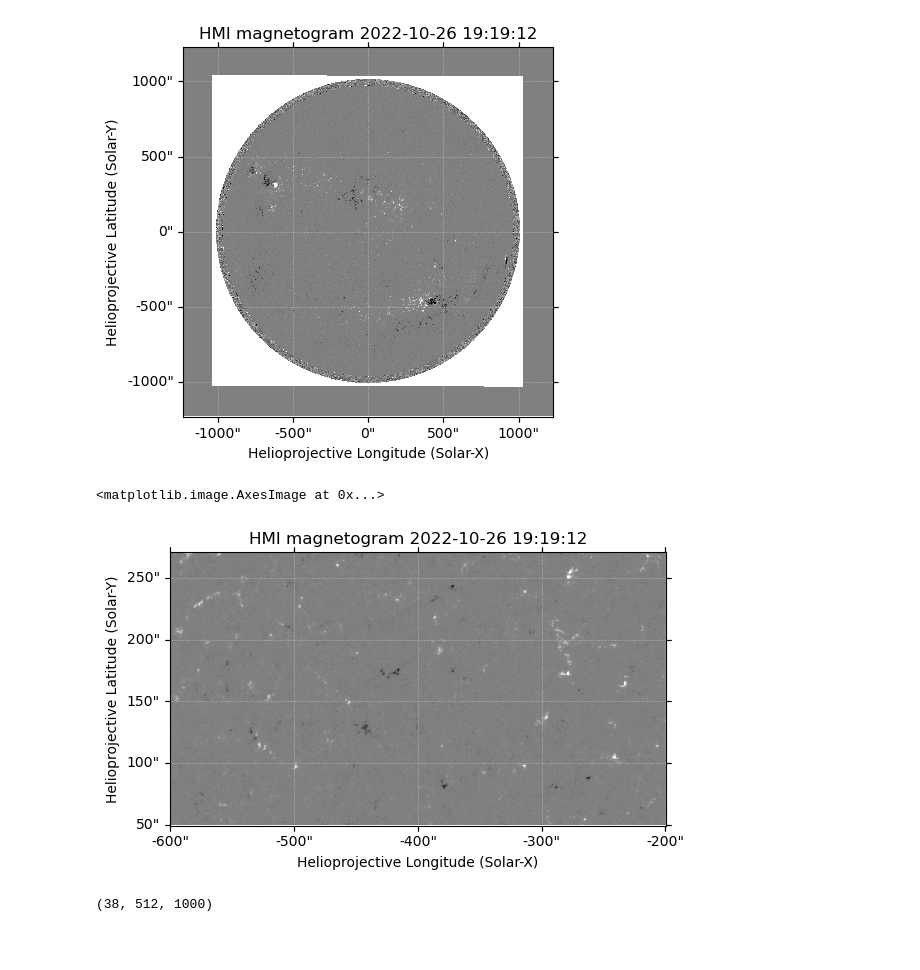
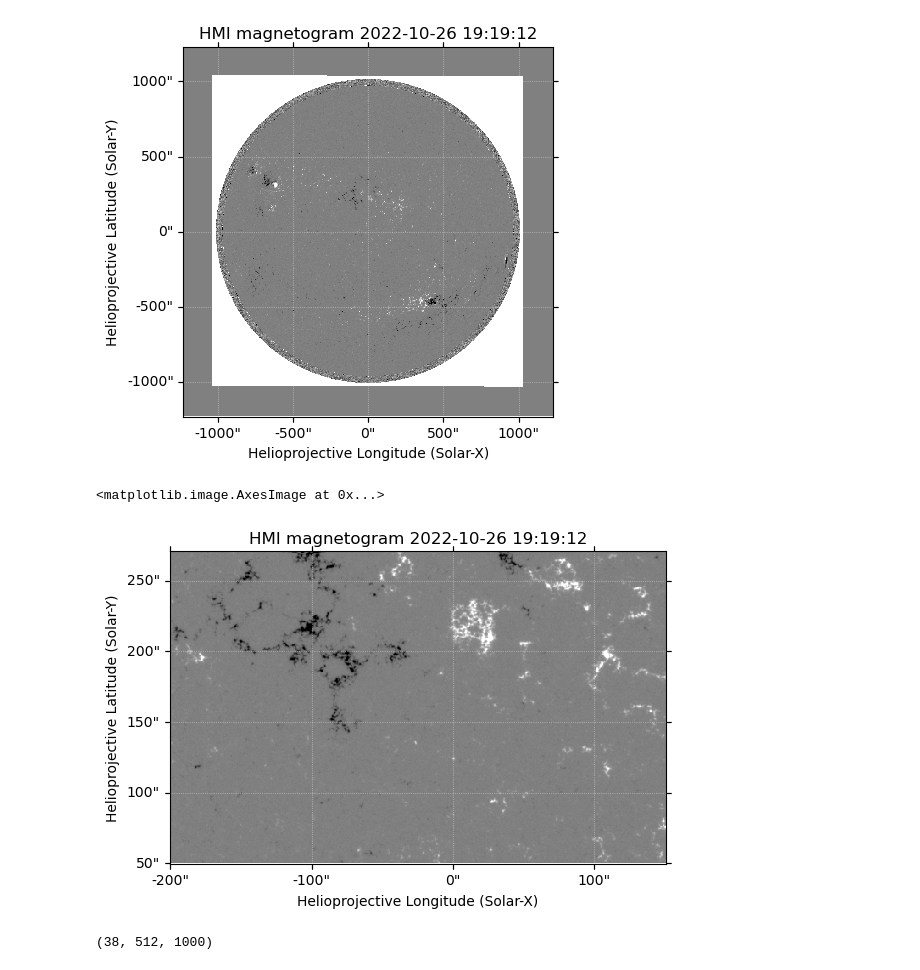
Before and after one commit to yjzhu-solar/EIS_DKIST_SolO, a Jupyter notebook: ipynb/hmi/sot_hmi_sift_1026.ipynb, the cells around one changed output. Cells and saved outputs as stored; diff of their text form; code cells hidden in the pictures; blank space fills up the shorter version.

```diff
--- a/ipynb/hmi/sot_hmi_sift_1026.ipynb
+++ b/ipynb/hmi/sot_hmi_sift_1026.ipynb
@@ -22,12 +22,12 @@ hmi_los_map.plot()
 <matplotlib.image.AxesImage at 0x...>
 [figure]
 # %%
-hmi_los_map_crop = hmi_los_map.submap(SkyCoord(-600*u.arcsec,50*u.arcsec,frame=hmi_los_map.coordinate_frame),
-                                        top_right=SkyCoord(-200*u.arcsec,270*u.arcsec,frame=hmi_los_map.coordinate_frame))
+hmi_los_map_crop = hmi_los_map.submap(SkyCoord(-200*u.arcsec,50*u.arcsec,frame=hmi_los_map.coordinate_frame),
+                                        top_right=SkyCoord(150*u.arcsec,270*u.arcsec,frame=hmi_los_map.coordinate_frame))
 hmi_los_map_crop.plot()
 # %% [output]
 <matplotlib.image.AxesImage at 0x...>
-[figure, old version]
+[figure, new version]
 # %%
 with fits.open("../../src/SOTSP/20221026/lvl2/20221026_184140.fits") as hdul:
     sotsp_header = deepcopy(hdul[0].header)
```
Also changed, not shown: parts of 9 cells of this notebook, 14 other files.
